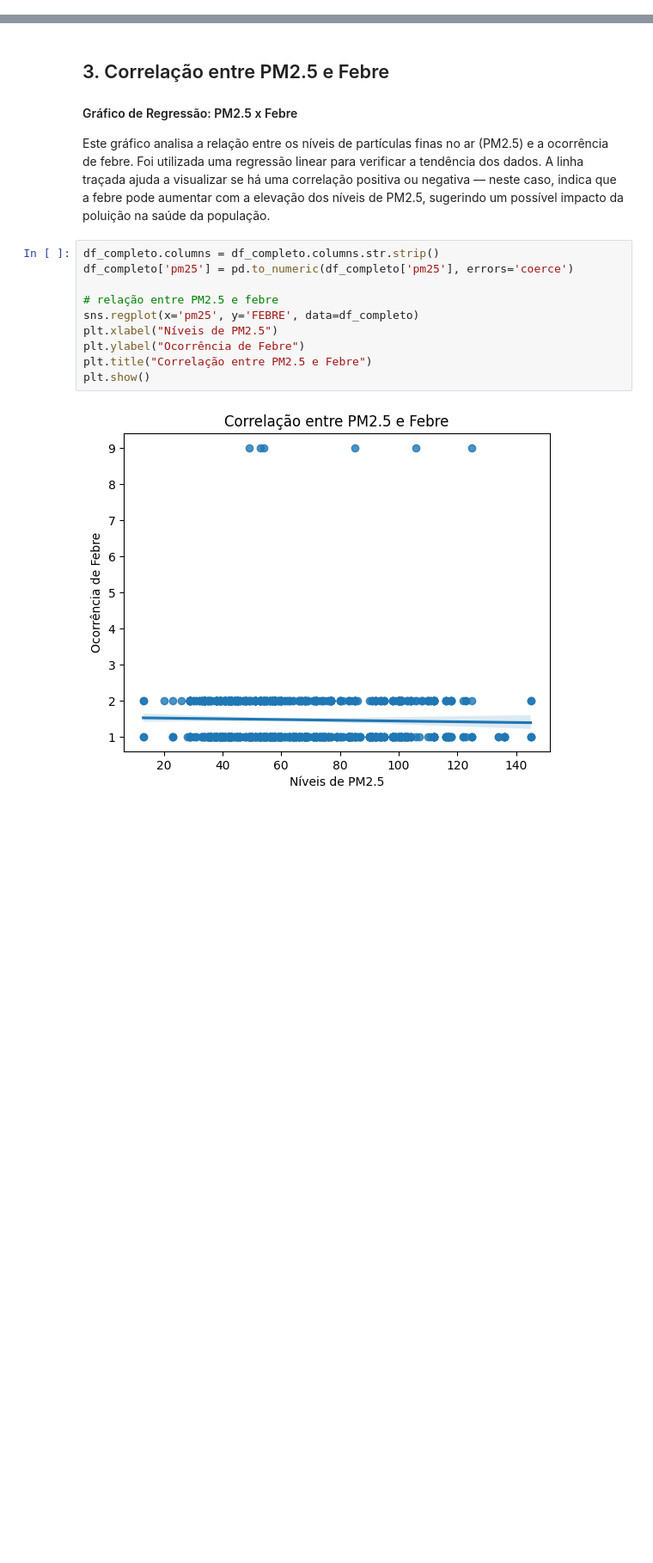
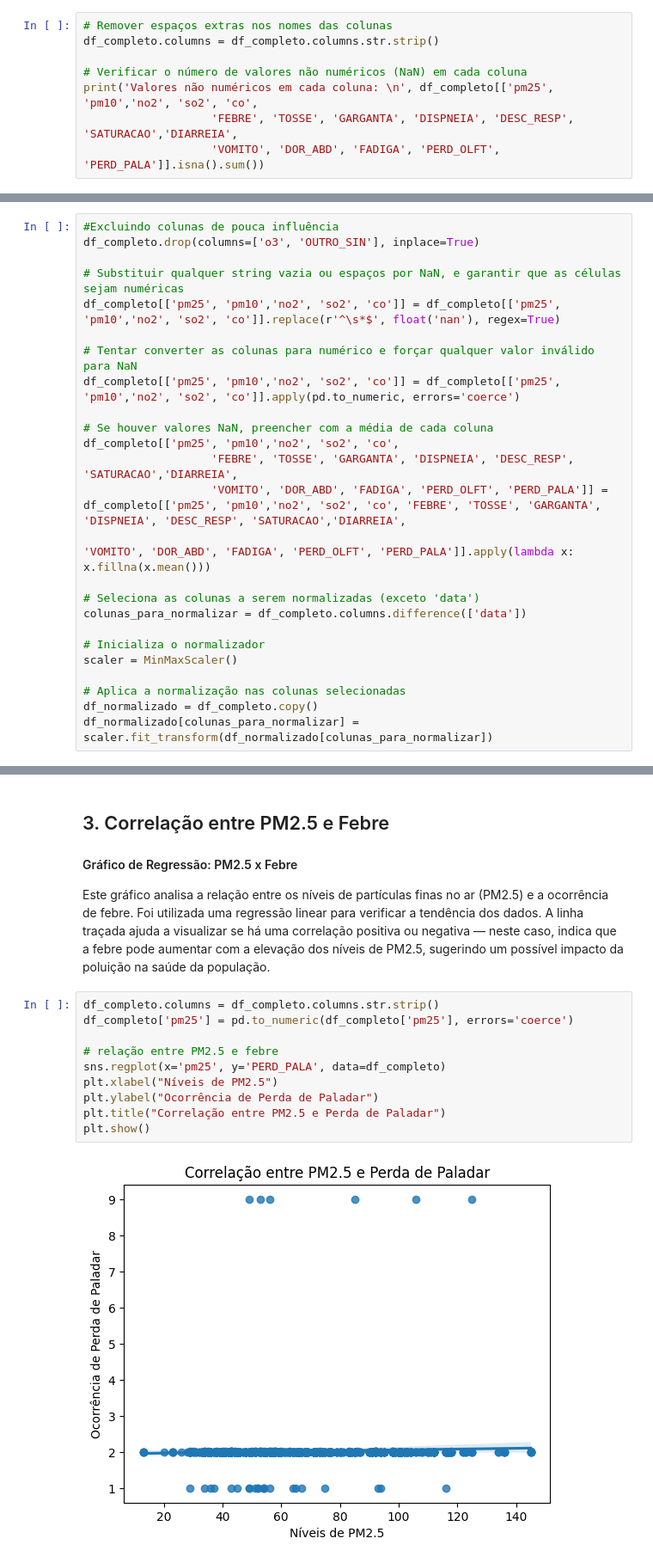
Before and after one commit to Vinicius380/ProjetoIntegrador_3_Semestre, a Jupyter notebook: EDA.ipynb, the cells around one changed output, grey strips where cells are left out. Shown at 86% size. Drawn from its saved outputs; the diff is of its cells as text; blank space fills up the shorter version.

```diff
--- a/EDA.ipynb
+++ b/EDA.ipynb
@@ -72,0 +101,8 @@ OUTRO_SIN   1.000000
+# %%
+# Remover espaços extras nos nomes das colunas
+df_completo.columns = df_completo.columns.str.strip()
+
+# Verificar o número de valores não numéricos (NaN) em cada coluna
+print('Valores não numéricos em cada coluna: \n', df_completo[['pm25', 'pm10','no2', 'so2', 'co',
+                   'FEBRE', 'TOSSE', 'GARGANTA', 'DISPNEIA', 'DESC_RESP', 'SATURACAO','DIARREIA',
+                   'VOMITO', 'DOR_ABD', 'FADIGA', 'PERD_OLFT', 'PERD_PALA']].isna().sum())
@@ -72,0 +129,25 @@ OUTRO_SIN   1.000000
+# %%
+#Excluindo colunas de pouca influência
+df_completo.drop(columns=['o3', 'OUTRO_SIN'], inplace=True)
+
+# Substituir qualquer string vazia ou espaços por NaN, e garantir que as células sejam numéricas
+df_completo[['pm25', 'pm10','no2', 'so2', 'co']] = df_completo[['pm25', 'pm10','no2', 'so2', 'co']].replace(r'^\s*$', float('nan'), regex=True)
+
+# Tentar converter as colunas para numérico e forçar qualquer valor inválido para NaN
+df_completo[['pm25', 'pm10','no2', 'so2', 'co']] = df_completo[['pm25', 'pm10','no2', 'so2', 'co']].apply(pd.to_numeric, errors='coerce')
+
+# Se houver valores NaN, preencher com a média de cada coluna
+df_completo[['pm25', 'pm10','no2', 'so2', 'co',
+                   'FEBRE', 'TOSSE', 'GARGANTA', 'DISPNEIA', 'DESC_RESP', 'SATURACAO','DIARREIA',
+                   'VOMITO', 'DOR_ABD', 'FADIGA', 'PERD_OLFT', 'PERD_PALA']] = df_completo[['pm25', 'pm10','no2', 'so2', 'co', 'FEBRE', 'TOSSE', 'GARGANTA', 'DISPNEIA', 'DESC_RESP', 'SATURACAO','DIARREIA',
+                                                                                            'VOMITO', 'DOR_ABD', 'FADIGA', 'PERD_OLFT', 'PERD_PALA']].apply(lambda x: x.fillna(x.mean()))
+
+# Seleciona as colunas a serem normalizadas (exceto 'data')
+colunas_para_normalizar = df_completo.columns.difference(['data'])
+
+# Inicializa o normalizador
+scaler = MinMaxScaler()
+
+# Aplica a normalização nas colunas selecionadas
+df_normalizado = df_completo.copy()
+df_normalizado[colunas_para_normalizar] = scaler.fit_transform(df_normalizado[colunas_para_normalizar])
@@ -112,15 +265,15 @@ indica que a febre pode aumentar com a elevação dos níveis de PM2.5, sugerind
 # %%
 df_completo.columns = df_completo.columns.str.strip()
 df_completo['pm25'] = pd.to_numeric(df_completo['pm25'], errors='coerce')
 
 # relação entre PM2.5 e febre
-sns.regplot(x='pm25', y='FEBRE', data=df_completo)
+sns.regplot(x='pm25', y='PERD_PALA', data=df_completo)
 plt.xlabel("Níveis de PM2.5")
-plt.ylabel("Ocorrência de Febre")
-plt.title("Correlação entre PM2.5 e Febre")
+plt.ylabel("Ocorrência de Perda de Paladar")
+plt.title("Correlação entre PM2.5 e Perda de Paladar")
 plt.show()
 # %% [output]
-[figure, old version]
+[figure, new version]
 # %% [markdown]
 ## 4. Média de Casos por Sintoma
 
```
Also changed, not shown: parts of 23 cells of this notebook, 1 other file.
